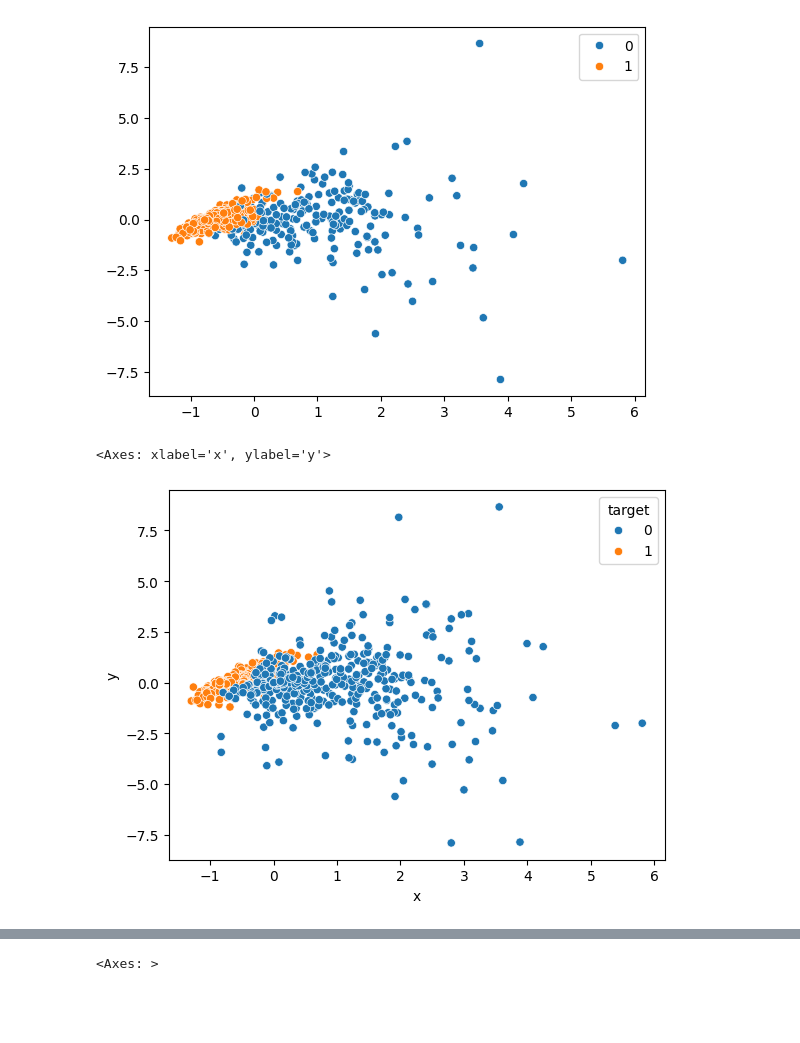
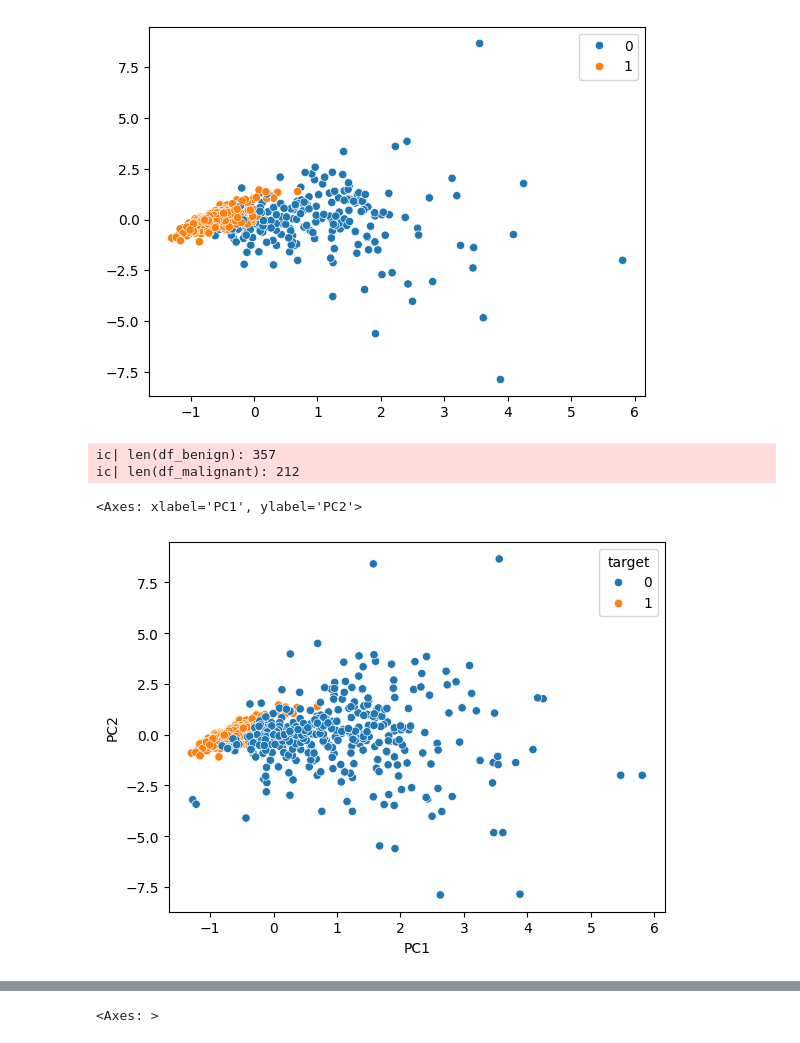
Before and after one commit to Jaromek/radialAngleAugmentation, a Jupyter notebook: wykresy/testowy.ipynb, the cells around one changed output, grey strips where cells are left out. Cells and saved outputs as stored; diff of their text form; code cells hidden in the pictures; blank space fills up the shorter version.

```diff
--- a/wykresy/testowy.ipynb
+++ b/wykresy/testowy.ipynb
@@ -188,40 +192,49 @@ df = pd.DataFrame(cancer_data, columns=[f'PC{i+1}' for i in range(cancer_data.sh
 
 # Dodanie kolumny 'target', która zawiera etykiety (0: złośliwy, 1: niezłośliwy)
 df['target'] = cancer_data_default.target
 
 df_malignant = df[df['target'] == 0]
 df_benign = df[df['target'] == 1]
 
 df_benign = df_benign.to_numpy()
 df_malignant = df_malignant.to_numpy()
 
 start = time.time()
 
-cancer_standard_benign_radiousAngleMethod = radiousAngleMethod(df_benign, 7, 200)
-cancer_standard_malignant_radiousAngleMethod = radiousAngleMethod(df_malignant, 7, 200)
+ic(len(df_benign))
+ic(len(df_malignant))
+
+if len(df_benign) < len(df_malignant):
+    cancer_standard_benign_radiousAngleMethod = radiousAngleMethod(df_benign, 7, abs(len(df_benign) - len(df_malignant)))
+    cancer_standard_malignant_radiousAngleMethod = df_malignant
+else:
+    cancer_standard_benign_radiousAngleMethod = df_benign
+    cancer_standard_malignant_radiousAngleMethod = radiousAngleMethod(df_malignant, 7, abs(len(df_benign) - len(df_malignant)))
 
 end = time.time()
 
 timeRAM = end - start
 
 if isinstance(cancer_standard_benign_radiousAngleMethod, list):
     cancer_standard_benign_radiousAngleMethod = np.array(cancer_standard_benign_radiousAngleMethod)
 
 if isinstance(cancer_standard_malignant_radiousAngleMethod, list):
     cancer_standard_malignant_radiousAngleMethod = np.array(cancer_standard_malignant_radiousAngleMethod)
 
-cancer_standard_benign_radiousAngleMethod = pd.DataFrame(cancer_standard_benign_radiousAngleMethod, columns=['x', 'y'])
+cancer_standard_benign_radiousAngleMethod = pd.DataFrame(cancer_standard_benign_radiousAngleMethod, columns=[f'PC{i+1}' for i in range(cancer_standard_benign_radiousAngleMethod.shape[1])])
 cancer_standard_benign_radiousAngleMethod['target'] = 1
 
-cancer_standard_malignant_radiousAngleMethod = pd.DataFrame(cancer_standard_malignant_radiousAngleMethod, columns=['x', 'y'])
+cancer_standard_malignant_radiousAngleMethod = pd.DataFrame(cancer_standard_malignant_radiousAngleMethod, columns=[f'PC{i+1}' for i in range(cancer_standard_malignant_radiousAngleMethod.shape[1])])
 cancer_standard_malignant_radiousAngleMethod['target'] = 0
 
 cancer_RAM = pd.concat([cancer_standard_benign_radiousAngleMethod, cancer_standard_malignant_radiousAngleMethod], ignore_index=True)
 
-sns.scatterplot(x=cancer_RAM['x'], y=cancer_RAM['y'], hue=cancer_RAM['target'])
+sns.scatterplot(x=cancer_RAM['PC1'], y=cancer_RAM['PC2'], hue=cancer_RAM['target'])
 # %% [output]
-<Axes: xlabel='x', ylabel='y'>
+ic| len(df_benign): 357
+ic| len(df_malignant): 212
+<Axes: xlabel='PC1', ylabel='PC2'>
-[figure, old version]
+[figure, new version]
 # %%
 #SMOTE
 from imblearn.over_sampling import SMOTE
```
Also changed, not shown: parts of 9 cells of this notebook.
